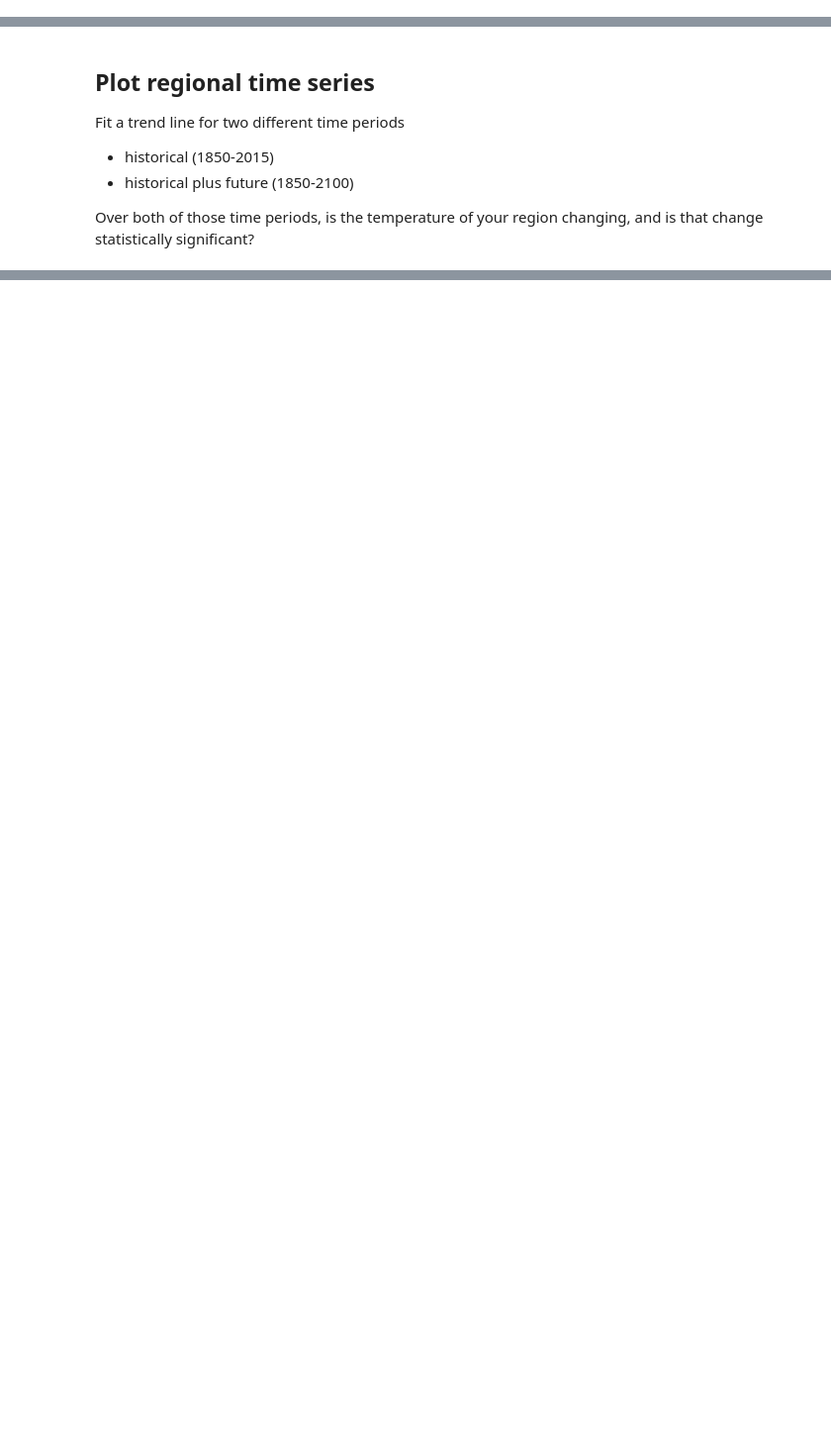
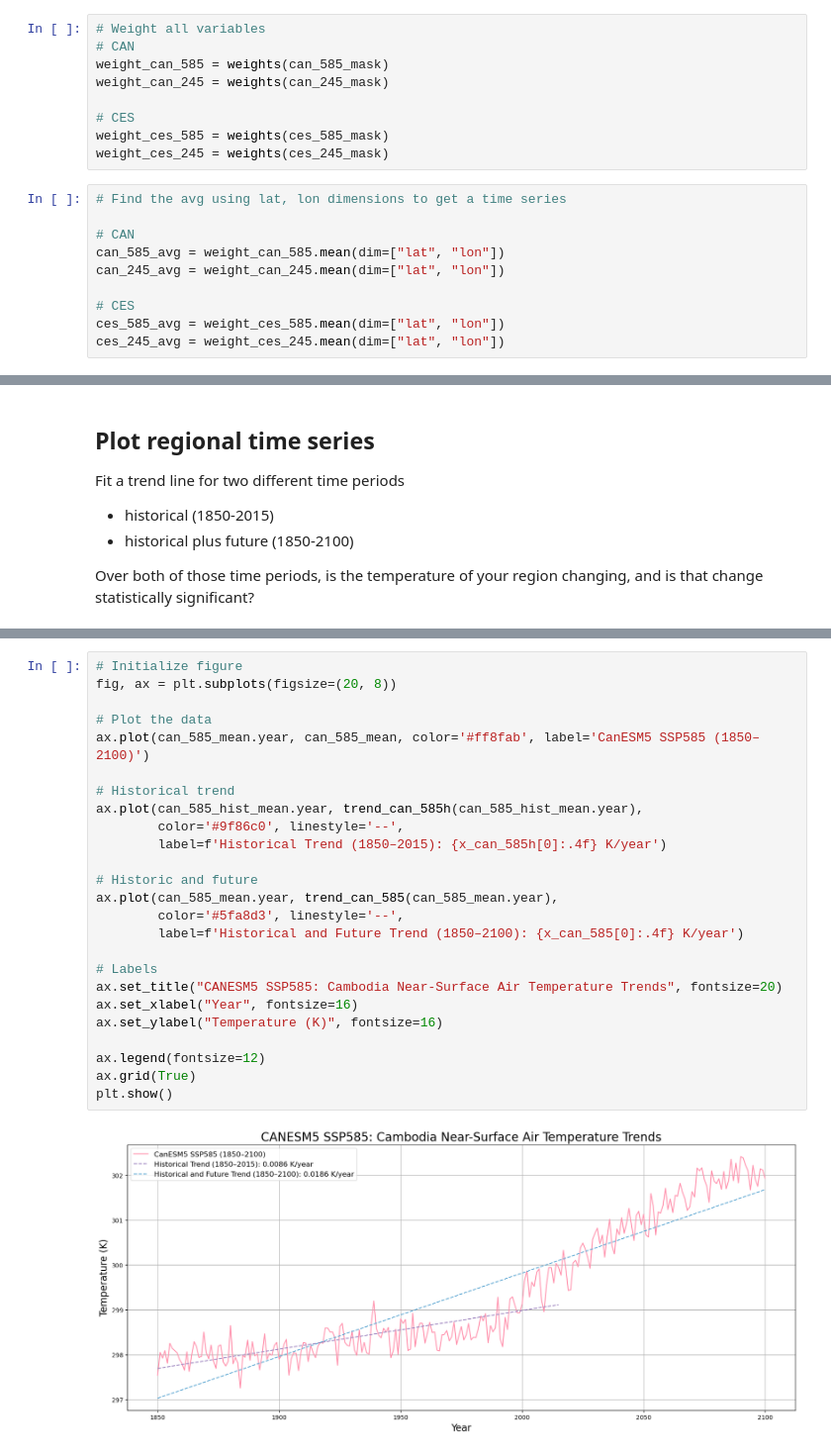
Before and after one commit to mmyiv/eds296-homework1, a Jupyter notebook: yiv_homework1.ipynb, the cells around one changed output, grey strips where cells are left out. Shown at 99% size. Cells and saved outputs as stored; diff of their text form; blank space fills up the shorter version.

```diff
--- a/yiv_homework1.ipynb
+++ b/yiv_homework1.ipynb
@@ -27,0 +312,19 @@ Climate change impacts:
+# %%
+# Weight all variables
+# CAN
+weight_can_585 = weights(can_585_mask)
+weight_can_245 = weights(can_245_mask)
+
+# CES
+weight_ces_585 = weights(ces_585_mask)
+weight_ces_245 = weights(ces_245_mask)
+# %%
+# Find the avg using lat, lon dimensions to get a time series
+
+# CAN
+can_585_avg = weight_can_585.mean(dim=["lat", "lon"])
+can_245_avg = weight_can_245.mean(dim=["lat", "lon"])
+
+# CES
+ces_585_avg = weight_ces_585.mean(dim=["lat", "lon"])
+ces_245_avg = weight_ces_245.mean(dim=["lat", "lon"])
@@ -35,0 +453,27 @@ change statistically significant?
+# %%
+# Initialize figure
+fig, ax = plt.subplots(figsize=(20, 8))
+
+# Plot the data
+ax.plot(can_585_mean.year, can_585_mean, color='#ff8fab', label='CanESM5 SSP585 (1850–2100)')
+
+# Historical trend
+ax.plot(can_585_hist_mean.year, trend_can_585h(can_585_hist_mean.year),
+        color='#9f86c0', linestyle='--',
+        label=f'Historical Trend (1850–2015): {x_can_585h[0]:.4f} K/year')
+
+# Historic and future
+ax.plot(can_585_mean.year, trend_can_585(can_585_mean.year),
+        color='#5fa8d3', linestyle='--',
+        label=f'Historical and Future Trend (1850–2100): {x_can_585[0]:.4f} K/year')
+
+# Labels
+ax.set_title("CANESM5 SSP585: Cambodia Near-Surface Air Temperature Trends", fontsize=20)
+ax.set_xlabel("Year", fontsize=16)
+ax.set_ylabel("Temperature (K)", fontsize=16)
+
+ax.legend(fontsize=12)
+ax.grid(True)
+plt.show()
+# %% [output]
+[figure, added]
```
Also changed, not shown: parts of 35 cells of this notebook.
